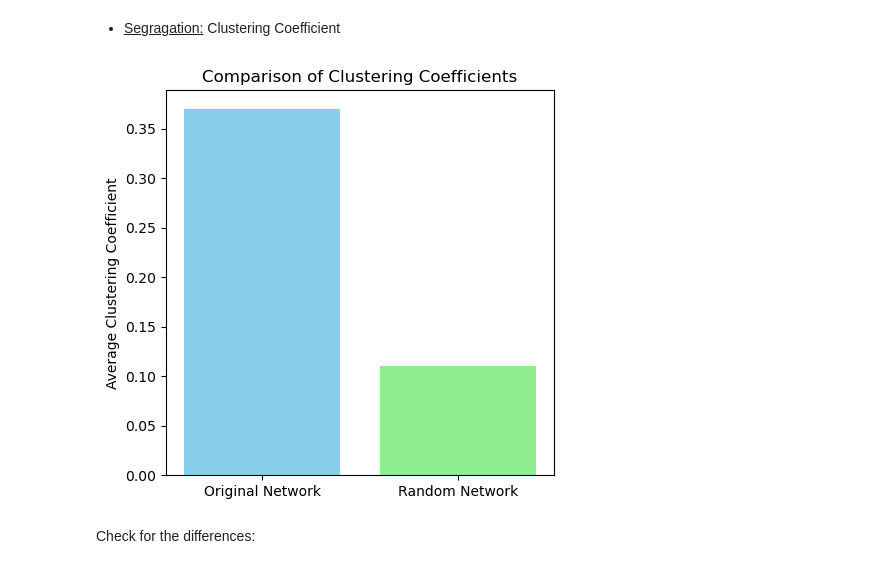
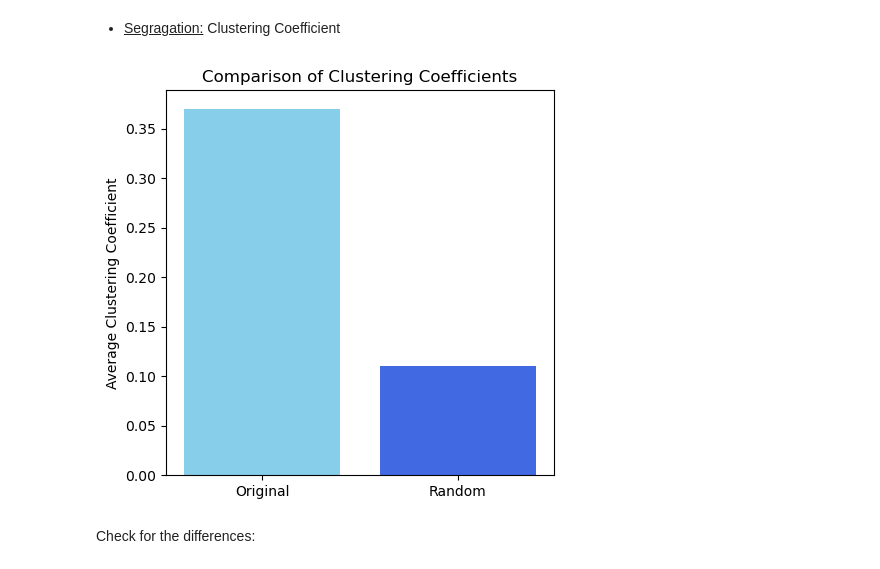
Before and after one commit to chenlrv/brain-networks-and-graphs, a Jupyter notebook: assignment.ipynb, the cells around one changed output. Cells and saved outputs as stored; diff of their text form; code cells hidden in the pictures.

```diff
--- a/assignment.ipynb
+++ b/assignment.ipynb
@@ -215,15 +220,15 @@ def get_avg_clustering_coefficient_compared_to_random(G) -> tuple[float,float]:
 # %%
 def plot_clustering_coefficient(average_clustering_original: float, average_clustering_random: float) -> None:
-    labels = ['Original Network', 'Random Network']
+    labels = ['Original', 'Random']
     values = [average_clustering_original, average_clustering_random]
 
     plt.figure(figsize=(5, 5))
-    plt.bar(labels, values, color=['skyblue', 'lightgreen'])
+    plt.bar(labels, values, color=['skyblue', 'royalblue'])
     plt.ylabel('Average Clustering Coefficient')
     plt.title('Comparison of Clustering Coefficients')
 
     plt.show()
 # %%
-average_clustering_original, average_clustering_random = get_avg_clustering_coefficient_compared_to_random(G)
+average_clustering_original, average_clustering_random = get_avg_clustering_coefficient_compared_to_random(graph, random_graph)
 plot_clustering_coefficient(average_clustering_original, average_clustering_random)
 # %% [output]
@@ -265,8 +270,8 @@ structural_matrix = np.delete(structural_matrix, max_node_strength_index, axis=1
 # %% [markdown]
 * <u>Integration</u> - Shortest Path:
 # %%
-G = nx.from_numpy_array(structural_matrix)
-avg_path_lengths_after_removal = get_avg_shortest_path_per_node(G)
+graph_after_removal = nx.from_numpy_array(structural_matrix)
+avg_path_lengths_after_removal = get_avg_shortest_path_per_node(graph_after_removal)
 plot_avg_shortest_path_per_node(avg_path_lengths_after_removal)
 # %% [output]
 [figure]
@@ -308,11 +311,13 @@ find_differences_with_removed_index(avg_path_lengths, avg_path_lengths_after_rem
  236: {'before': 2.857142857142857, 'after_removal': 2.680327868852459}}
 # %% [markdown]
 * <u>Segragation:</u> Clustering Coefficient
+# %%
+random_graph_after_removal = create_random_graph(graph_after_removal)
 # %%
-average_clustering_original_after_removal, average_clustering_random_after_removal = get_avg_clustering_coefficient_compared_to_random(G)
+average_clustering_original_after_removal, average_clustering_random_after_removal = get_avg_clustering_coefficient_compared_to_random(graph_after_removal, random_graph_after_removal)
 plot_clustering_coefficient(average_clustering_original, average_clustering_random)
 # %% [output]
-[figure, old version]
+[figure, new version]
 # %% [markdown]
 Check for the differences:
 # %%
```
Also changed, not shown: parts of 16 cells of this notebook.
